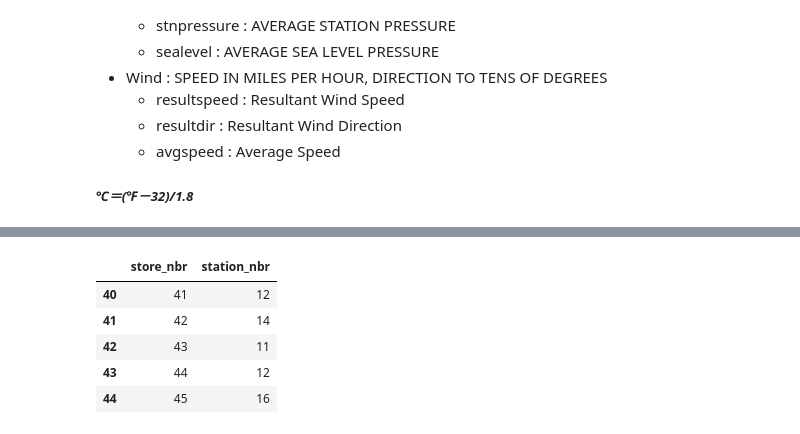
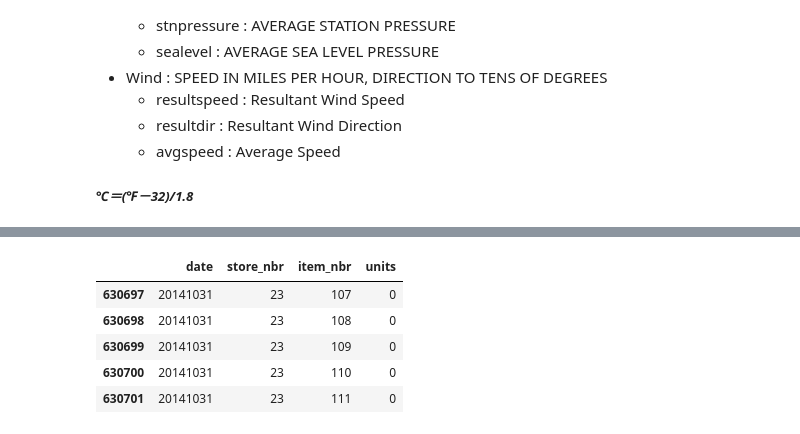
Before and after one commit to HyowonJang/LinearRegression, a Jupyter notebook: modeling_danial/Exploring the Data.ipynb, the cells around one changed output, grey strips where cells are left out. Saved outputs shown, nothing was run; the diff lists cells and outputs as text; code cells hidden in the pictures.

```diff
--- a/modeling_danial/Exploring the Data.ipynb
+++ b/modeling_danial/Exploring the Data.ipynb
@@ -91,0 +125,4 @@ test.tail()
+# %%
+# date 포맷을 2014-01-01 object타입에서 20140101 타입으로 전환
+df_weather["date"] = df_weather["date"].apply(cf.dateToNumeric)
+df_train["date"] = df_train["date"].apply(cf.dateToNumeric)
@@ -100,0 +207,5 @@ weather.tail()
+# %%
+df_key = df_key.sort_values(by = ['station_nbr']).reset_index(drop=True)
+df_key = df_key.reindex_axis(["station_nbr", "store_nbr"], axis = 1)
+# %%
+df_classifyStoresByStation = cf.classifyStoresByStation(df_key)
@@ -101,9 +232,12 @@ weather.tail()
+# %%
+# store_nbr 31, 26, 18, 9, 34, 23 by station_nbr == 17
+df_test = cf.df_train_specified_store(df_train, df_classifyStoresByStation, 17)
 # %%
-key.tail()
+df_test.tail()
 # %% [output]
-|  | store_nbr | station_nbr |
-| 40 | 41 | 12 |
-| 41 | 42 | 14 |
-| 42 | 43 | 11 |
-| 43 | 44 | 12 |
-| 44 | 45 | 16 |
+|  | date | store_nbr | item_nbr | units |
+| 630697 | 20141031 | 23 | 107 | 0 |
+| 630698 | 20141031 | 23 | 108 | 0 |
+| 630699 | 20141031 | 23 | 109 | 0 |
+| 630700 | 20141031 | 23 | 110 | 0 |
+| 630701 | 20141031 | 23 | 111 | 0 |
```
Also changed, not shown: parts of 28 cells of this notebook, 4 other files.
